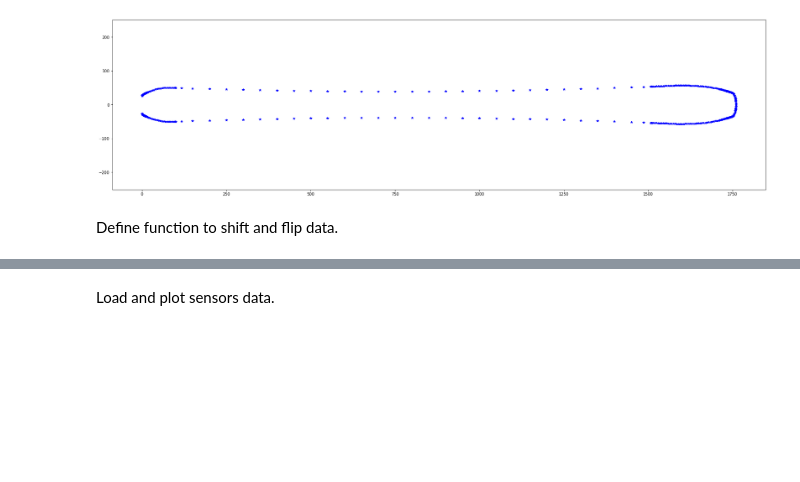
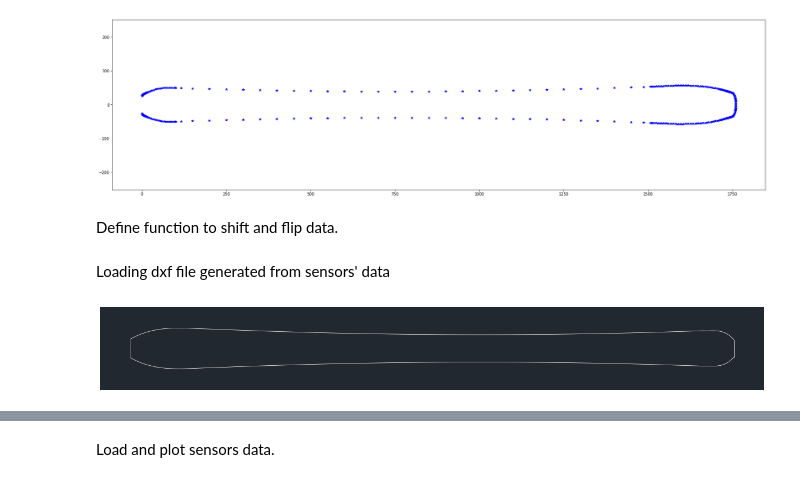
Before and after one commit to raphaFanti/skiScanner-DataLogger, a Jupyter notebook: Post processing/dxf files comparison.ipynb, the cells around one changed output, grey strips where cells are left out. Drawn from its saved outputs; the diff is of its cells as text; code cells hidden in the pictures; blank space fills up the shorter version.

```diff
--- a/Post processing/dxf files comparison.ipynb
+++ b/Post processing/dxf files comparison.ipynb
@@ -119,3 +120,29 @@ def shift_data(x_points, minimum):
     out = x_points - minimum
 
     return out
+# %% [markdown]
+Loading dxf file generated from sensors' data
+# %%
+# Safe loading procedure of dxf file(requires ezdxf v0.14):
+# The auditor.errors attribute stores severe errors,
+# which may raise exceptions when rendering.
+try:
+    doc, auditor = recover.readfile('test.dxf')
+except IOError:
+    print(f'Not a DXF file or a generic I/O error.')
+    sys.exit(1)
+except ezdxf.DXFStructureError:
+    print(f'Invalid or corrupted DXF file.')
+    sys.exit(2)
+
+# Printing the dxf content
+if not auditor.has_errors:
+    fig = plt.figure()
+    ax = fig.add_axes([0, 0, 1, 1])
+    ctx = RenderContext(doc)
+    out = MatplotlibBackend(ax)
+    Frontend(ctx, out).draw_layout(doc.modelspace(), finalize=True)
+    # Saving dxf content in png image
+    #fig.savefig('your.png', dpi=300)
+# %% [output]
+[figure, added]
```
Also changed, not shown: parts of 9 cells of this notebook, 4 other files.
